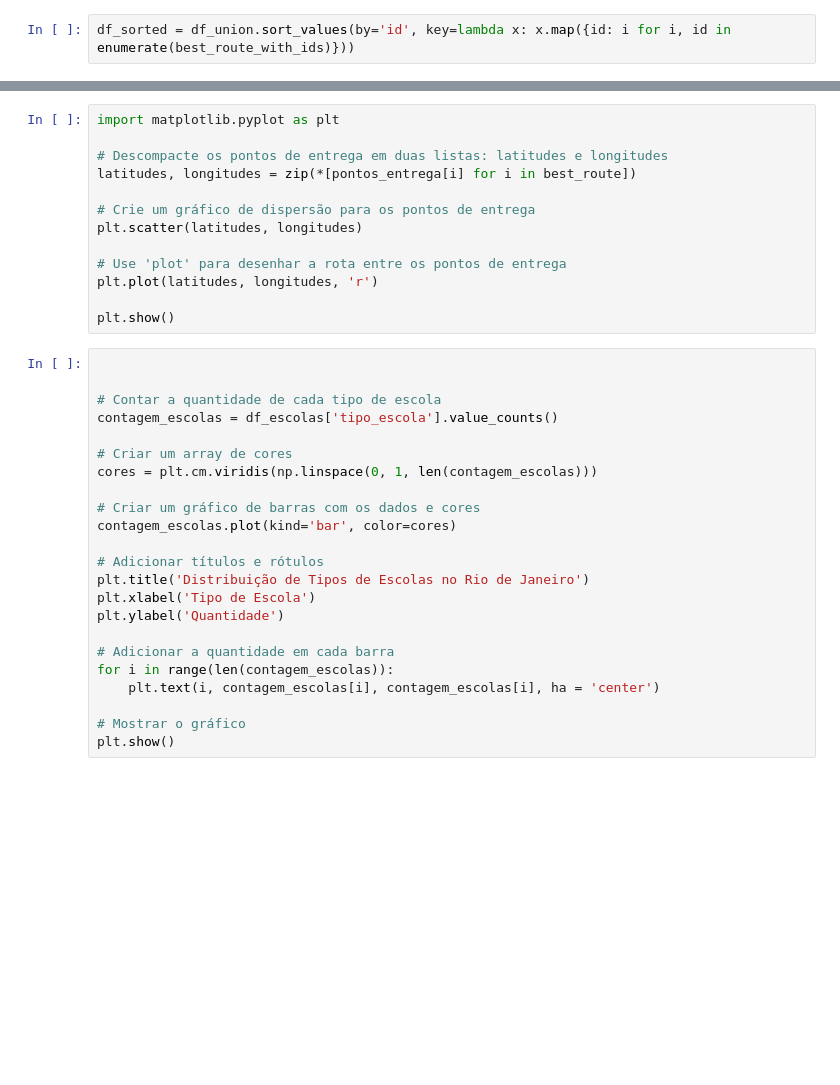
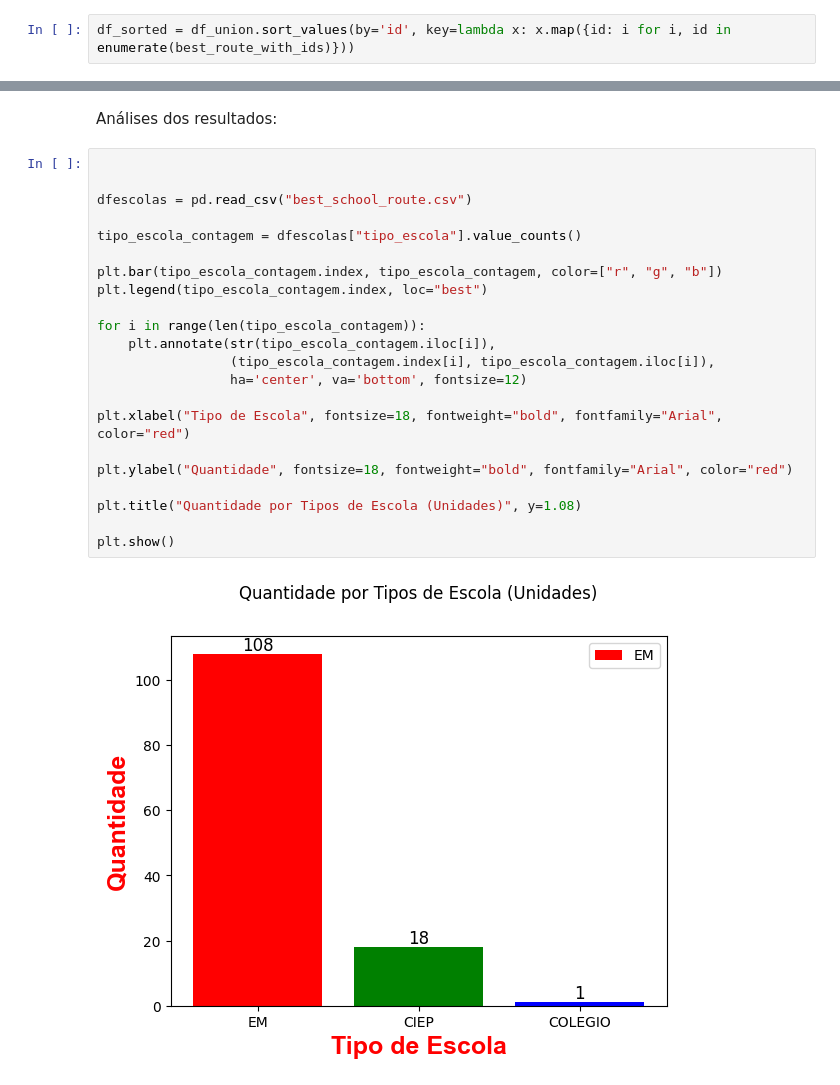
Before and after one commit to victorlemos1/tp-projetoescola, a Jupyter notebook: projeto.ipynb, the cells around one changed output, grey strips where cells are left out. Saved outputs shown, nothing was run; the diff lists cells and outputs as text; blank space fills up the shorter version.

```diff
--- a/projeto.ipynb
+++ b/projeto.ipynb
@@ -416,36 +425,26 @@ NameError: name 'df_sorted' is not defined
-# %%
-import matplotlib.pyplot as plt
-
-# Descompacte os pontos de entrega em duas listas: latitudes e longitudes
-latitudes, longitudes = zip(*[pontos_entrega[i] for i in best_route])
-
-# Crie um gráfico de dispersão para os pontos de entrega
-plt.scatter(latitudes, longitudes)
-
-# Use 'plot' para desenhar a rota entre os pontos de entrega
-plt.plot(latitudes, longitudes, 'r')
-
-plt.show()
-# %%
-
-
-# Contar a quantidade de cada tipo de escola
-contagem_escolas = df_escolas['tipo_escola'].value_counts()
-
-# Criar um array de cores
-cores = plt.cm.viridis(np.linspace(0, 1, len(contagem_escolas)))
-
-# Criar um gráfico de barras com os dados e cores
-contagem_escolas.plot(kind='bar', color=cores)
-
-# Adicionar títulos e rótulos
-plt.title('Distribuição de Tipos de Escolas no Rio de Janeiro')
-plt.xlabel('Tipo de Escola')
-plt.ylabel('Quantidade')
-
-# Adicionar a quantidade em cada barra
-for i in range(len(contagem_escolas)):
-    plt.text(i, contagem_escolas[i], contagem_escolas[i], ha = 'center')
-
-# Mostrar o gráfico
-plt.show()
+# %% [markdown]
+Análises dos resultados:
+# %%
+
+
+dfescolas = pd.read_csv("best_school_route.csv")
+
+tipo_escola_contagem = dfescolas["tipo_escola"].value_counts()
+
+plt.bar(tipo_escola_contagem.index, tipo_escola_contagem, color=["r", "g", "b"])
+plt.legend(tipo_escola_contagem.index, loc="best")
+
+for i in range(len(tipo_escola_contagem)):
+    plt.annotate(str(tipo_escola_contagem.iloc[i]),
+                 (tipo_escola_contagem.index[i], tipo_escola_contagem.iloc[i]),
+                 ha='center', va='bottom', fontsize=12)
+
+plt.xlabel("Tipo de Escola", fontsize=18, fontweight="bold", fontfamily="Arial", color="red")
+
+plt.ylabel("Quantidade", fontsize=18, fontweight="bold", fontfamily="Arial", color="red")
+
+plt.title("Quantidade por Tipos de Escola (Unidades)", y=1.08)
+
+plt.show()
+# %% [output]
+[figure, added]
```
Also changed, not shown: parts of 14 cells of this notebook, 7 other files.
